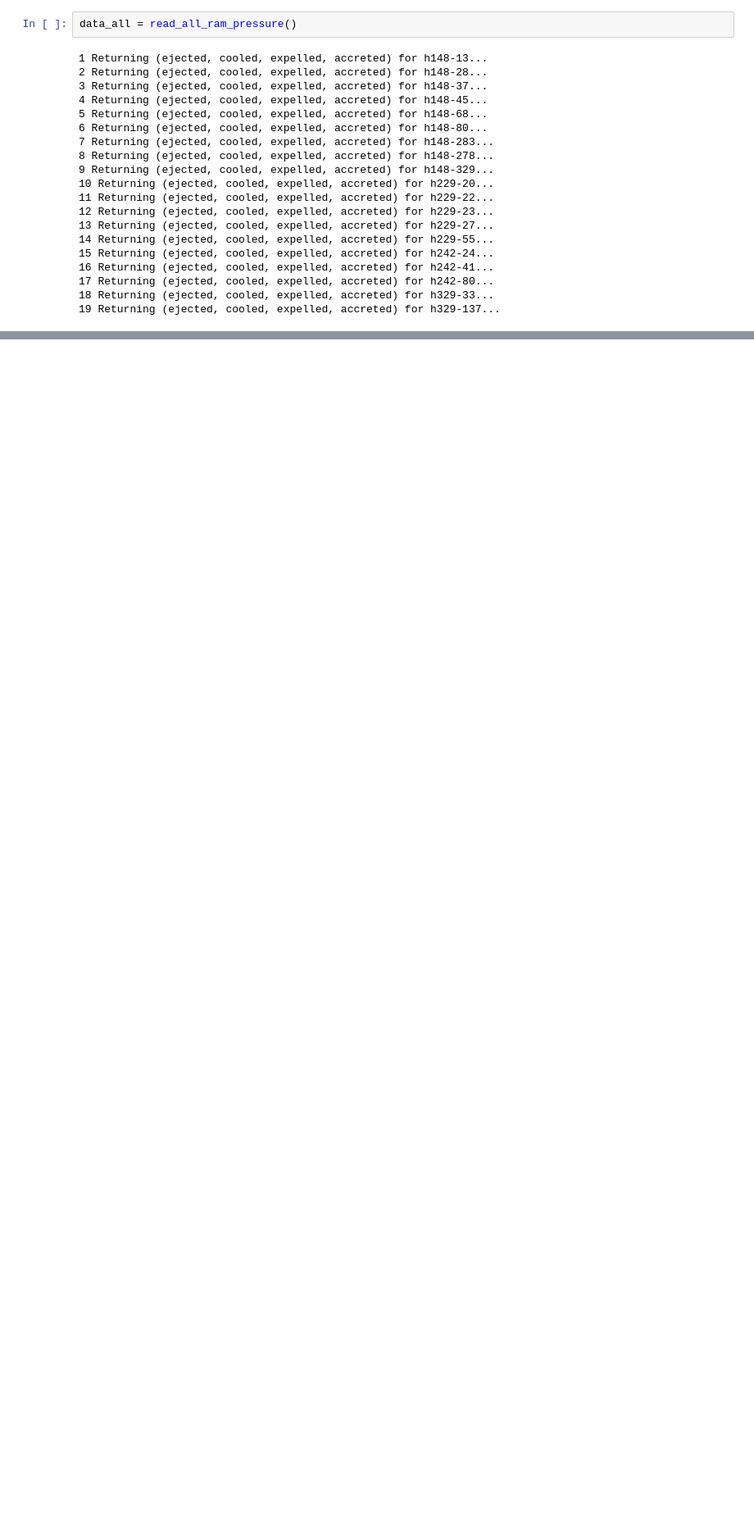
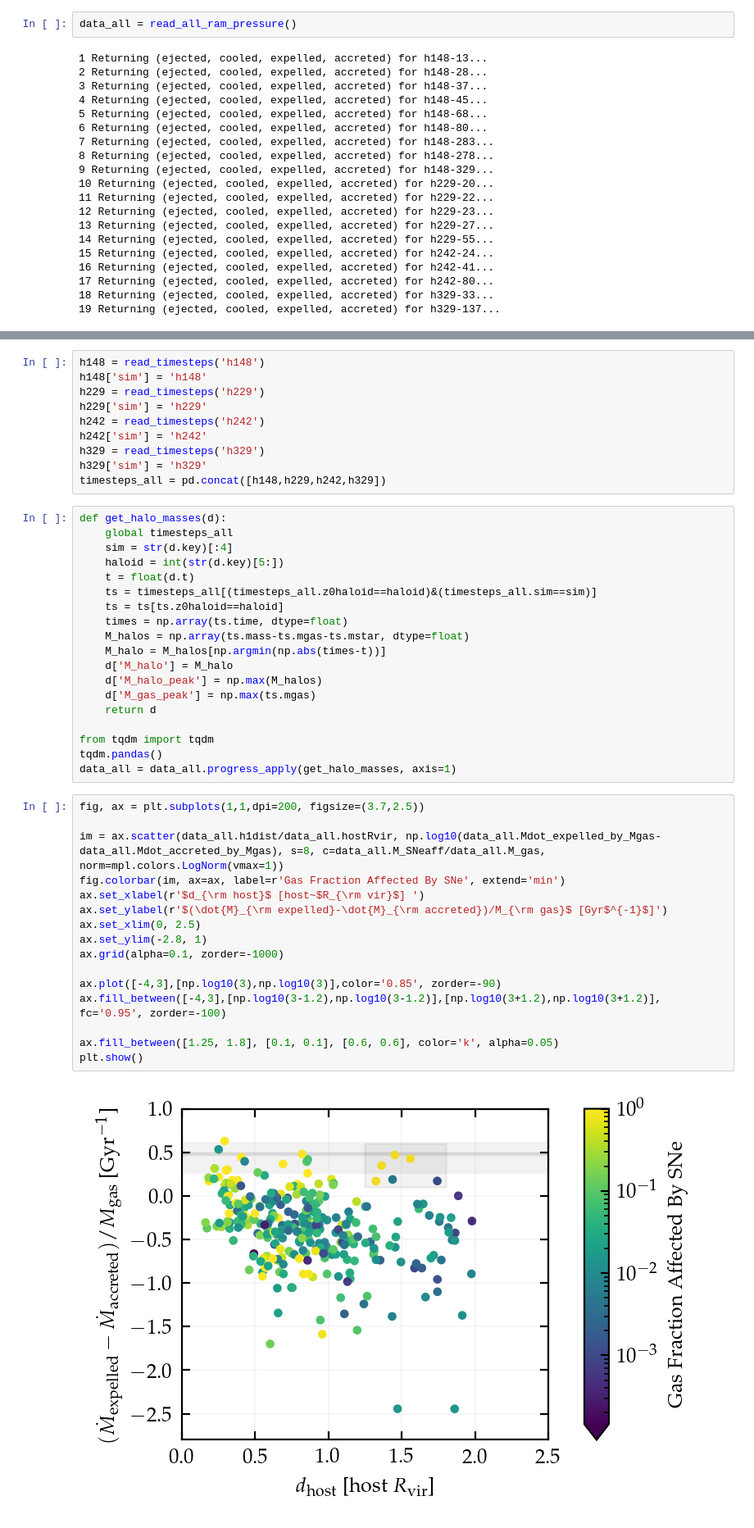
Before and after one commit to hollisakins/Justice_League_Code, a Jupyter notebook: Analysis/RamPressure/ExitAngle.ipynb, the cells around one changed output, grey strips where cells are left out. Shown at 82% size. Drawn from its saved outputs; the diff is of its cells as text; blank space fills up the shorter version.

```diff
--- a/Analysis/RamPressure/ExitAngle.ipynb
+++ b/Analysis/RamPressure/ExitAngle.ipynb
@@ -701,0 +409,47 @@ plt.show()
+# %%
+h148 = read_timesteps('h148')
+h148['sim'] = 'h148'
+h229 = read_timesteps('h229')
+h229['sim'] = 'h229'
+h242 = read_timesteps('h242')
+h242['sim'] = 'h242'
+h329 = read_timesteps('h329')
+h329['sim'] = 'h329'
+timesteps_all = pd.concat([h148,h229,h242,h329])
+# %%
+def get_halo_masses(d):
+    global timesteps_all
+    sim = str(d.key)[:4]
+    haloid = int(str(d.key)[5:])
+    t = float(d.t)
+    ts = timesteps_all[(timesteps_all.z0haloid==haloid)&(timesteps_all.sim==sim)]
+    ts = ts[ts.z0haloid==haloid]
+    times = np.array(ts.time, dtype=float)
+    M_halos = np.array(ts.mass-ts.mgas-ts.mstar, dtype=float)
+    M_halo = M_halos[np.argmin(np.abs(times-t))]
+    d['M_halo'] = M_halo
+    d['M_halo_peak'] = np.max(M_halos)
+    d['M_gas_peak'] = np.max(ts.mgas)
+    return d
+
+from tqdm import tqdm
+tqdm.pandas()
+data_all = data_all.progress_apply(get_halo_masses, axis=1)
+# %%
+fig, ax = plt.subplots(1,1,dpi=200, figsize=(3.7,2.5))
+
+im = ax.scatter(data_all.h1dist/data_all.hostRvir, np.log10(data_all.Mdot_expelled_by_Mgas-data_all.Mdot_accreted_by_Mgas), s=8, c=data_all.M_SNeaff/data_all.M_gas, norm=mpl.colors.LogNorm(vmax=1))
+fig.colorbar(im, ax=ax, label=r'Gas Fraction Affected By SNe', extend='min')
+ax.set_xlabel(r'$d_{\rm host}$ [host~$R_{\rm vir}$] ')
+ax.set_ylabel(r'$(\dot{M}_{\rm expelled}-\dot{M}_{\rm accreted})/M_{\rm gas}$ [Gyr$^{-1}$]')
+ax.set_xlim(0, 2.5)
+ax.set_ylim(-2.8, 1)
+ax.grid(alpha=0.1, zorder=-1000)
+
+ax.plot([-4,3],[np.log10(3),np.log10(3)],color='0.85', zorder=-90)
+ax.fill_between([-4,3],[np.log10(3-1.2),np.log10(3-1.2)],[np.log10(3+1.2),np.log10(3+1.2)], fc='0.95', zorder=-100)
+
+ax.fill_between([1.25, 1.8], [0.1, 0.1], [0.6, 0.6], color='k', alpha=0.05)
+plt.show()
+# %% [output]
+[figure, added]
```
Also changed, not shown: parts of 19 cells of this notebook, 16 other files.
